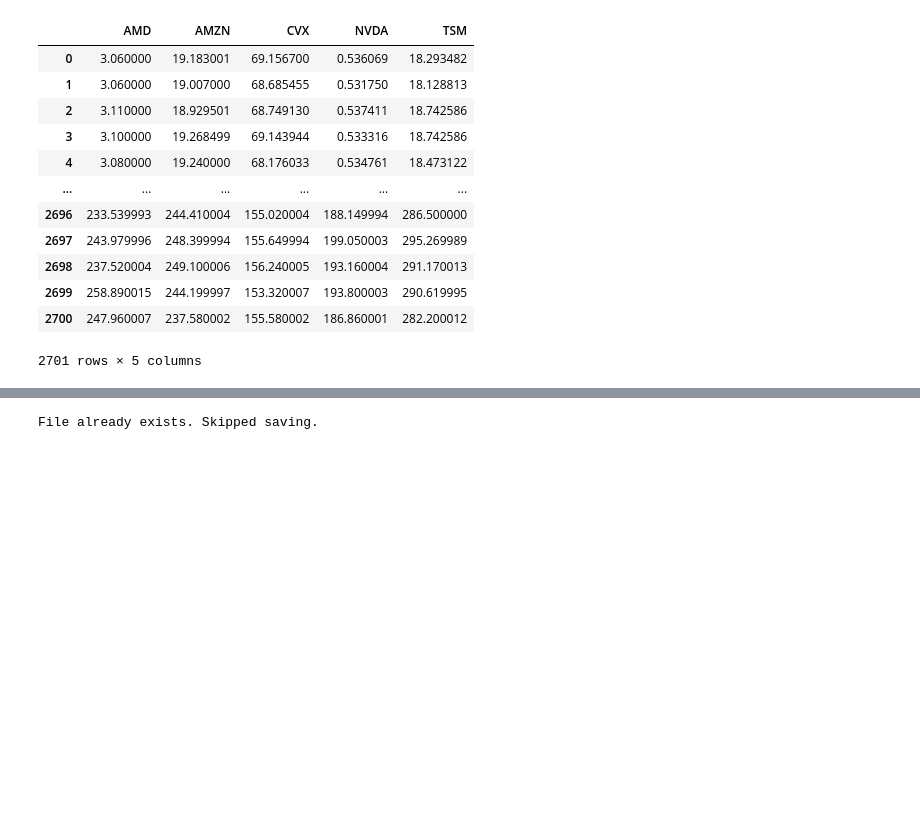
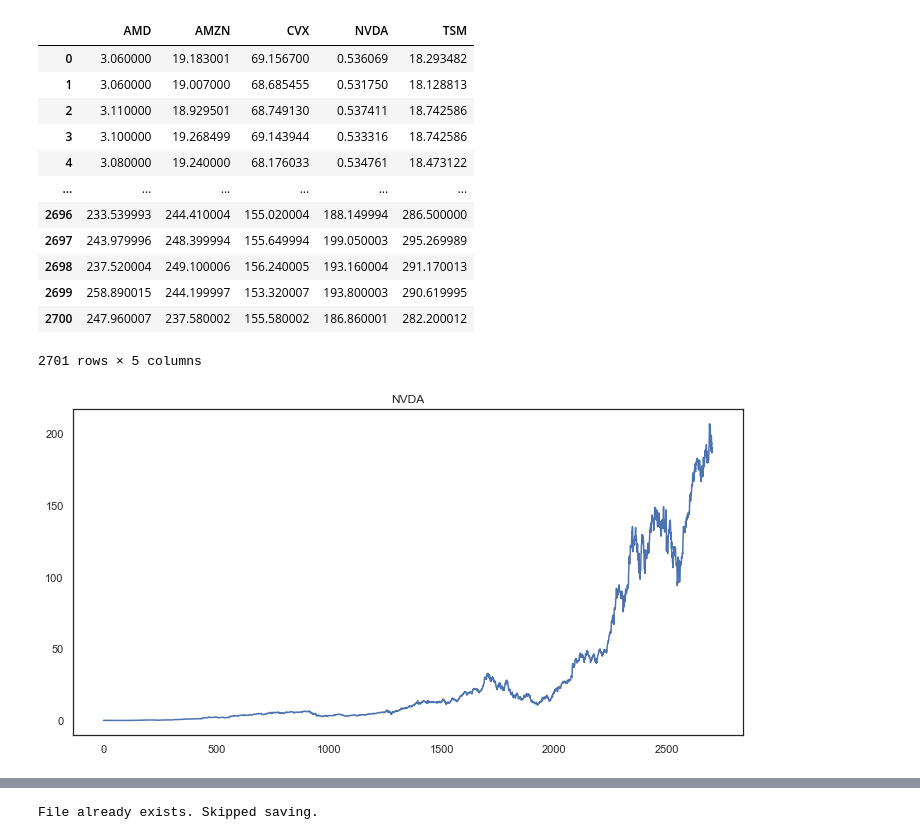
Before and after one commit to therealturb0duckz/Portfolio-Optimization, a Jupyter notebook: notebooks/main.ipynb, the cells around one changed output, grey strips where cells are left out. Cells and saved outputs as stored; diff of their text form; code cells hidden in the pictures; blank space fills up the shorter version.

```diff
--- a/notebooks/main.ipynb
+++ b/notebooks/main.ipynb
@@ -159,3 +189,11 @@ df
 | 2699 | 258.890015 | 244.199997 | 153.320007 | 193.800003 | 290.619995 |
 | 2700 | 247.960007 | 237.580002 | 155.580002 | 186.860001 | 282.200012 |
 2701 rows × 5 columns
+# %%
+# plot
+plt.figure(figsize=(12,6))
+plt.plot(nvda.index, nvda['Close'])
+plt.title('NVDA')
+plt.show()
+# %% [output]
+[figure, added]
```
Also changed, not shown: parts of 36 cells of this notebook.
